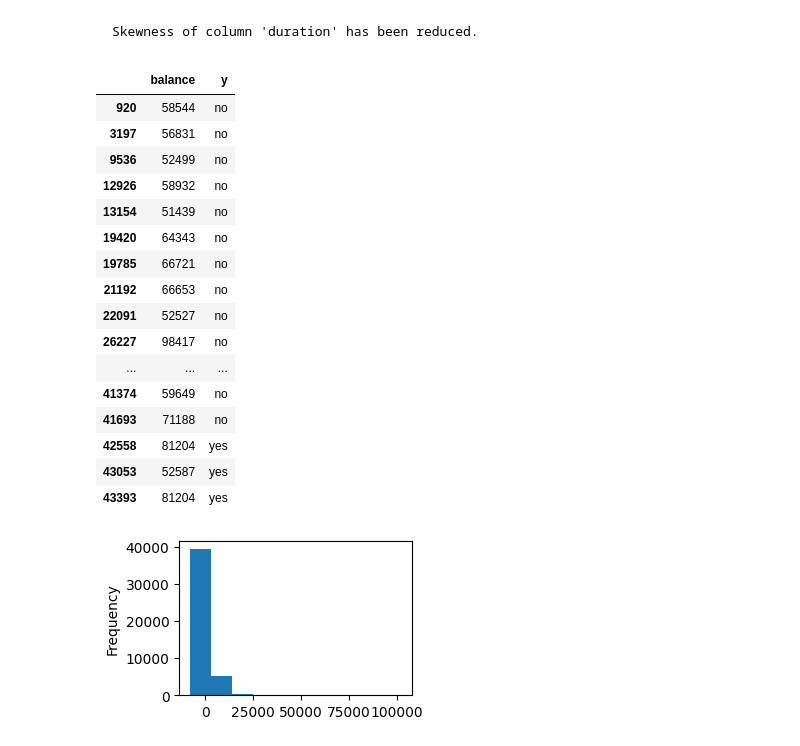
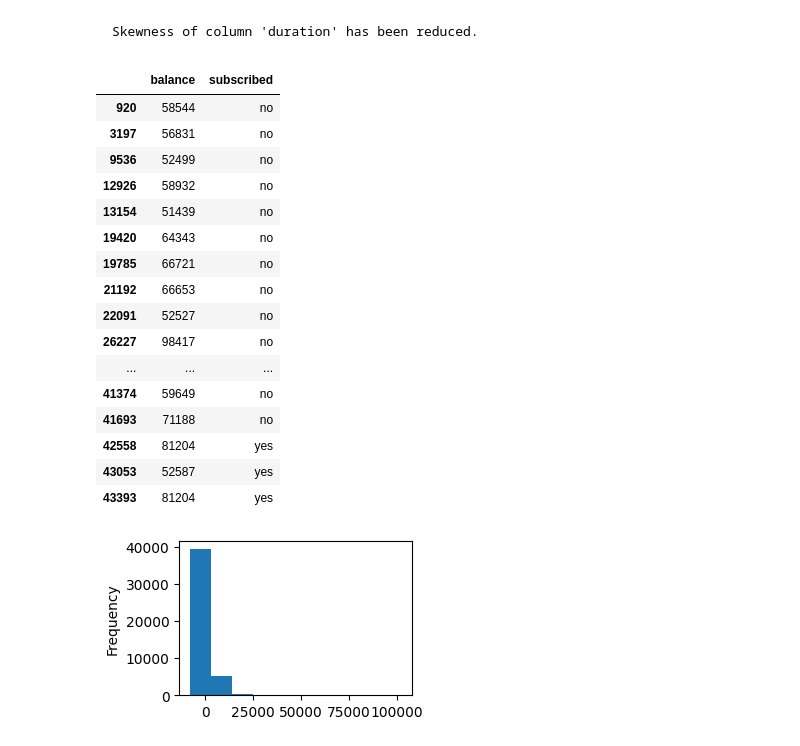
Before and after one commit to Padhanaya/apex-project2, a Jupyter notebook: apex.ipynb, the cells around one changed output. Drawn from its saved outputs; the diff is of its cells as text; code cells hidden in the pictures.

````diff
--- a/apex.ipynb
+++ b/apex.ipynb
@@ -152,6 +152,8 @@ Data columns (total 17 columns):
  16  y          45211 non-null  category
 dtypes: category(10), int16(5), int32(1), int64(1)
 memory usage: 1.4 MB
+# %%
+df.rename(columns = {'y': "subscribed"}, inplace = True)
 # %%
 # Checking for missing values in the dataset.
 df.isnull().sum()
@@ -360,9 +362,9 @@ Skewness of column 'duration' has been reduced.
 ```
 # %%
 # Checking whether customer with high balance subscribed or not.
-df[(df["balance"] <= 102127) & (df["balance"] >50000)][["balance", "y"]]
+df[(df["balance"] <= 102127) & (df["balance"] >50000)][["balance", "subscribed"]]
 # %% [output]
-|  | balance | y |
+|  | balance | subscribed |
 | 920 | 58544 | no |
 | 3197 | 56831 | no |
 | 9536 | 52499 | no |
````
Also changed, not shown: parts of 18 cells of this notebook.
